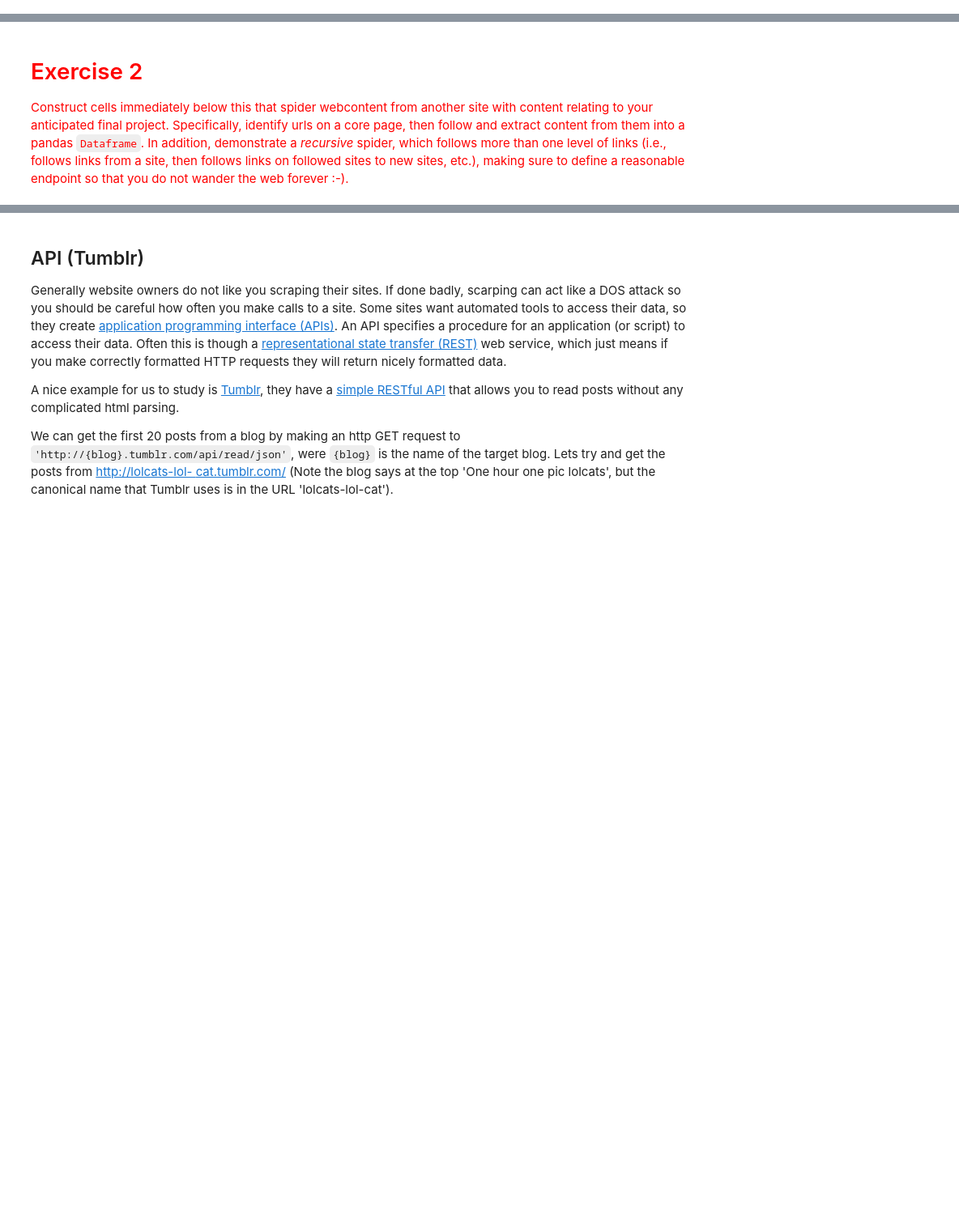
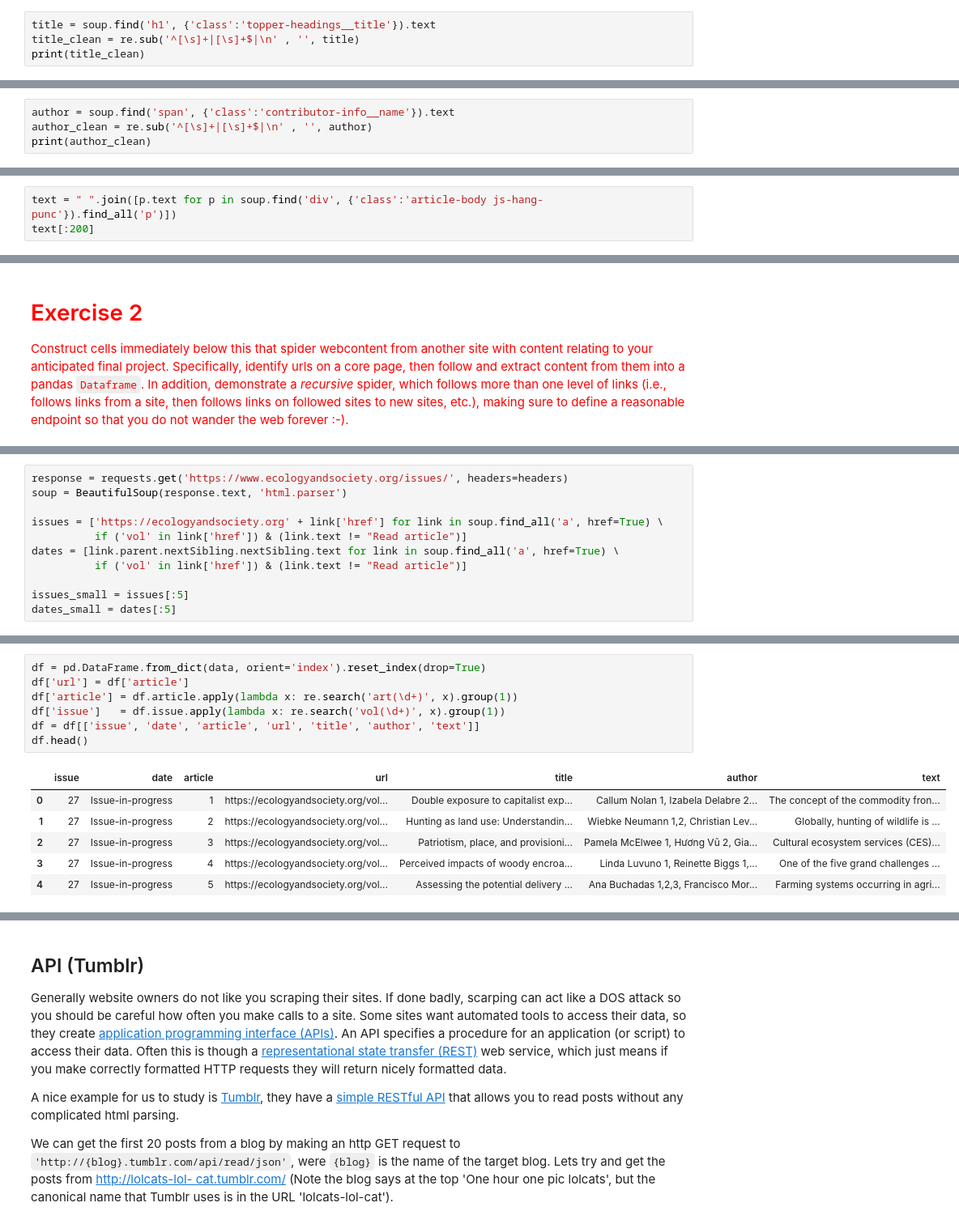
Before and after one commit to mikepackard415/soci40133-content-analysis, a Jupyter notebook: week-1/Measuring-Meaning-and-Sampling.ipynb, the cells around one changed output, grey strips where cells are left out. Shown: that part at 81% size. Drawn from its saved outputs; the diff is of its cells as text; blank space fills up the shorter version.

```diff
--- a/week-1/Measuring-Meaning-and-Sampling.ipynb
+++ b/week-1/Measuring-Meaning-and-Sampling.ipynb
@@ -310,0 +332,4 @@ the [re docs](https://docs.python.org/3/library/re.html) there is also a short
+# %%
+title = soup.find('h1', {'class':'topper-headings__title'}).text
+title_clean = re.sub('^[\s]+|[\s]+$|\n' , '', title)
+print(title_clean)
@@ -310,0 +344,4 @@ the [re docs](https://docs.python.org/3/library/re.html) there is also a short
+# %%
+author = soup.find('span', {'class':'contributor-info__name'}).text
+author_clean = re.sub('^[\s]+|[\s]+$|\n' , '', author)
+print(author_clean)
@@ -310,0 +352,3 @@ the [re docs](https://docs.python.org/3/library/re.html) there is also a short
+# %%
+text = " ".join([p.text for p in soup.find('div', {'class':'article-body js-hang-punc'}).find_all('p')])
+text[:200]
@@ -397,0 +539,11 @@ contentParagraphsDF
+# %%
+response = requests.get('https://www.ecologyandsociety.org/issues/', headers=headers)
+soup = BeautifulSoup(response.text, 'html.parser')
+
+issues = ['https://ecologyandsociety.org' + link['href'] for link in soup.find_all('a', href=True) \
+          if ('vol' in link['href']) & (link.text != "Read article")]
+dates = [link.parent.nextSibling.nextSibling.text for link in soup.find_all('a', href=True) \
+          if ('vol' in link['href']) & (link.text != "Read article")]
+
+issues_small = issues[:5]
+dates_small = dates[:5]
@@ -397,0 +600,14 @@ contentParagraphsDF
+# %%
+df = pd.DataFrame.from_dict(data, orient='index').reset_index(drop=True)
+df['url'] = df['article']
+df['article'] = df.article.apply(lambda x: re.search('art(\d+)', x).group(1))
+df['issue']   = df.issue.apply(lambda x: re.search('vol(\d+)', x).group(1))
+df = df[['issue', 'date', 'article', 'url', 'title', 'author', 'text']]
+df.head()
+# %% [output]
+|  | issue | date | article | url | title | author | text |
+| 0 | 27 | Issue-in-progress | 1 | https://ecologyandsociety.org/vol... | Double exposure to capitalist exp... | Callum Nolan 1, Izabela Delabre 2... | The concept of the commodity fron... |
+| 1 | 27 | Issue-in-progress | 2 | https://ecologyandsociety.org/vol... | Hunting as land use: Understandin... | Wiebke Neumann 1,2, Christian Lev... | Globally, hunting of wildlife is ... |
+| 2 | 27 | Issue-in-progress | 3 | https://ecologyandsociety.org/vol... | Patriotism, place, and provisioni... | Pamela McElwee 1, Hương Vũ 2, Gia... | Cultural ecosystem services (CES)... |
+| 3 | 27 | Issue-in-progress | 4 | https://ecologyandsociety.org/vol... | Perceived impacts of woody encroa... | Linda Luvuno 1, Reinette Biggs 1,... | One of the five grand challenges ... |
+| 4 | 27 | Issue-in-progress | 5 | https://ecologyandsociety.org/vol... | Assessing the potential delivery ... | Ana Buchadas 1,2,3, Francisco Mor... | Farming systems occurring in agri... |
```
Also changed, not shown: parts of 49 cells of this notebook, 5 other files.
